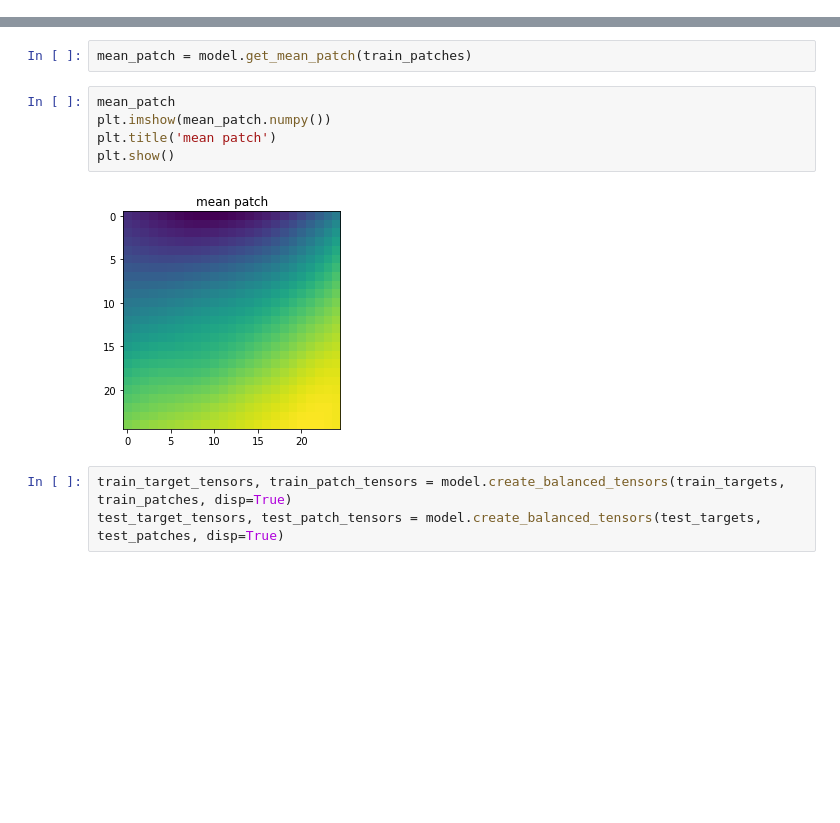
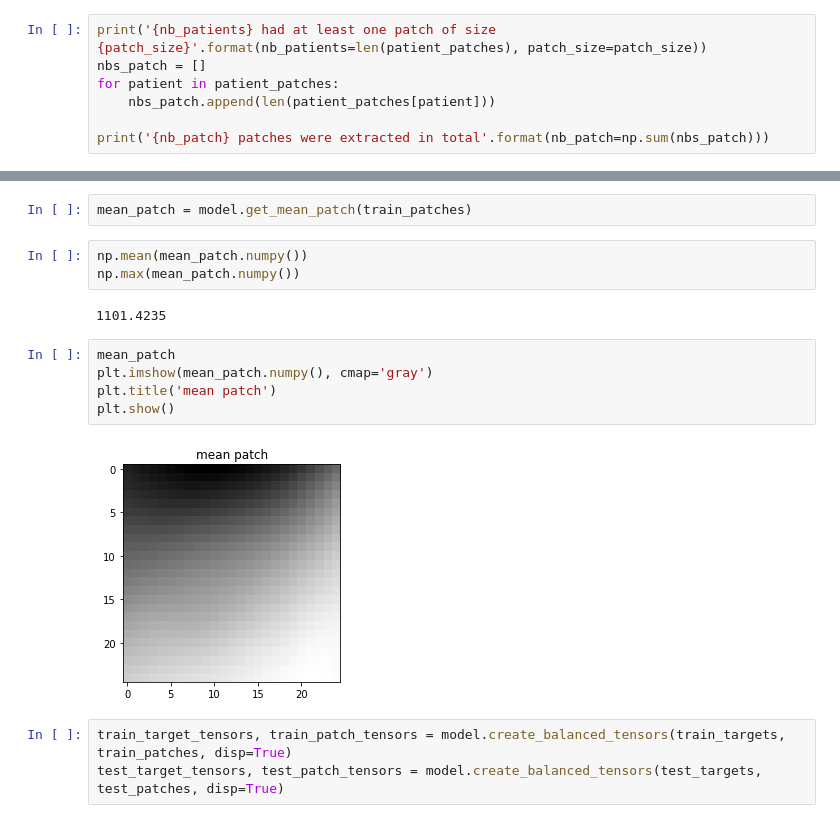
Before and after one commit to hassony2/cancer-seminar, a Jupyter notebook: model.ipynb, the cells around one changed output, grey strips where cells are left out. Cells and saved outputs as stored; diff of their text form; blank space fills up the shorter version.

```diff
--- a/model.ipynb
+++ b/model.ipynb
@@ -36,3 +36,10 @@ train_df = pd.read_csv('/workdir/hassony/data/Training.csv')
 # %%
 patch_size = 25
 patient_patches = preprocess.extract_all_patches(train_dir, patch_size)
+# %%
+print('{nb_patients} had at least one patch of size {patch_size}'.format(nb_patients=len(patient_patches), patch_size=patch_size))
+nbs_patch = []
+for patient in patient_patches:
+    nbs_patch.append(len(patient_patches[patient]))
+
+print('{nb_patch} patches were extracted in total'.format(nb_patch=np.sum(nbs_patch)))
@@ -76,13 +86,18 @@ Extracted 383955 patches for training
 Extracted 353582 patches for testing
 # %%
 mean_patch = model.get_mean_patch(train_patches)
+# %%
+np.mean(mean_patch.numpy())
+np.max(mean_patch.numpy())
+# %% [output]
+1101.4235
 # %%
 mean_patch
-plt.imshow(mean_patch.numpy())
+plt.imshow(mean_patch.numpy(), cmap='gray')
 plt.title('mean patch')
 plt.show()
 # %% [output]
-[figure, old version]
+[figure, new version]
 # %%
 train_target_tensors, train_patch_tensors = model.create_balanced_tensors(train_targets, train_patches, disp=True)
 test_target_tensors, test_patch_tensors = model.create_balanced_tensors(test_targets, test_patches, disp=True)
```
Also changed, not shown: parts of 4 cells of this notebook, 2 other files.
